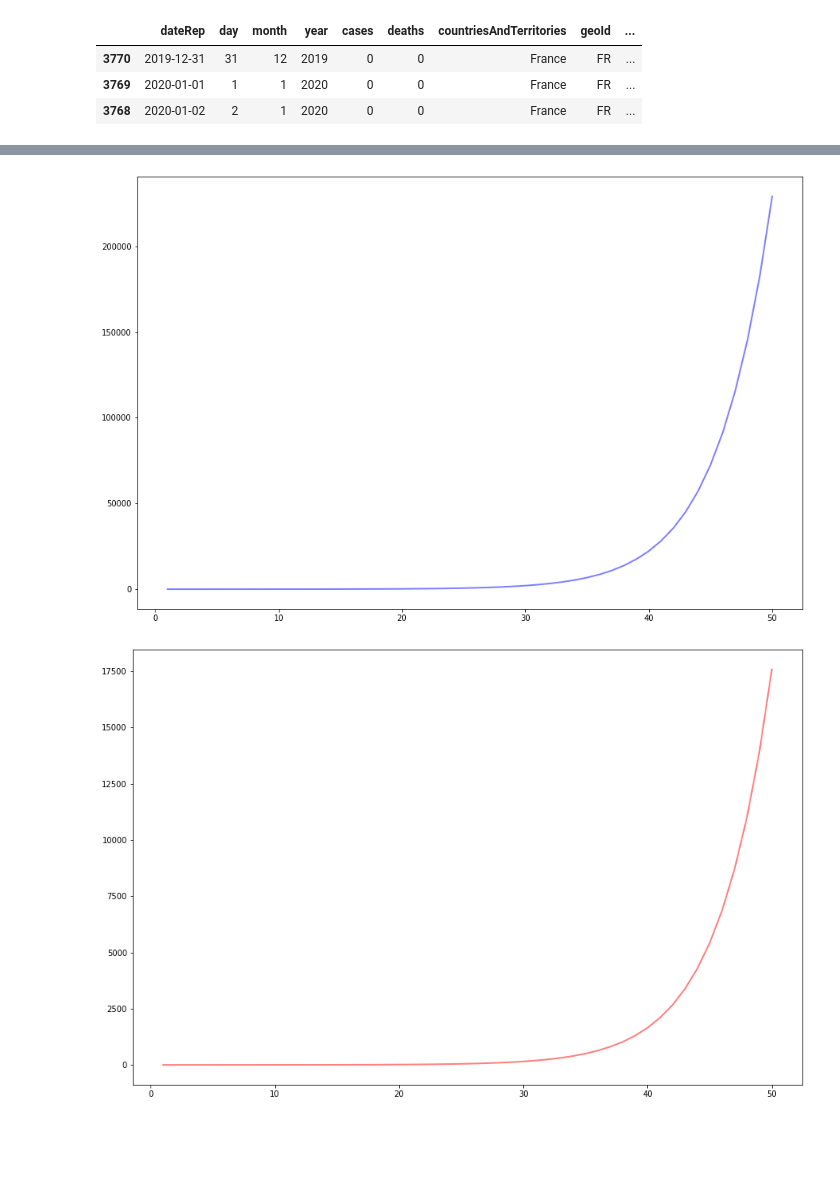
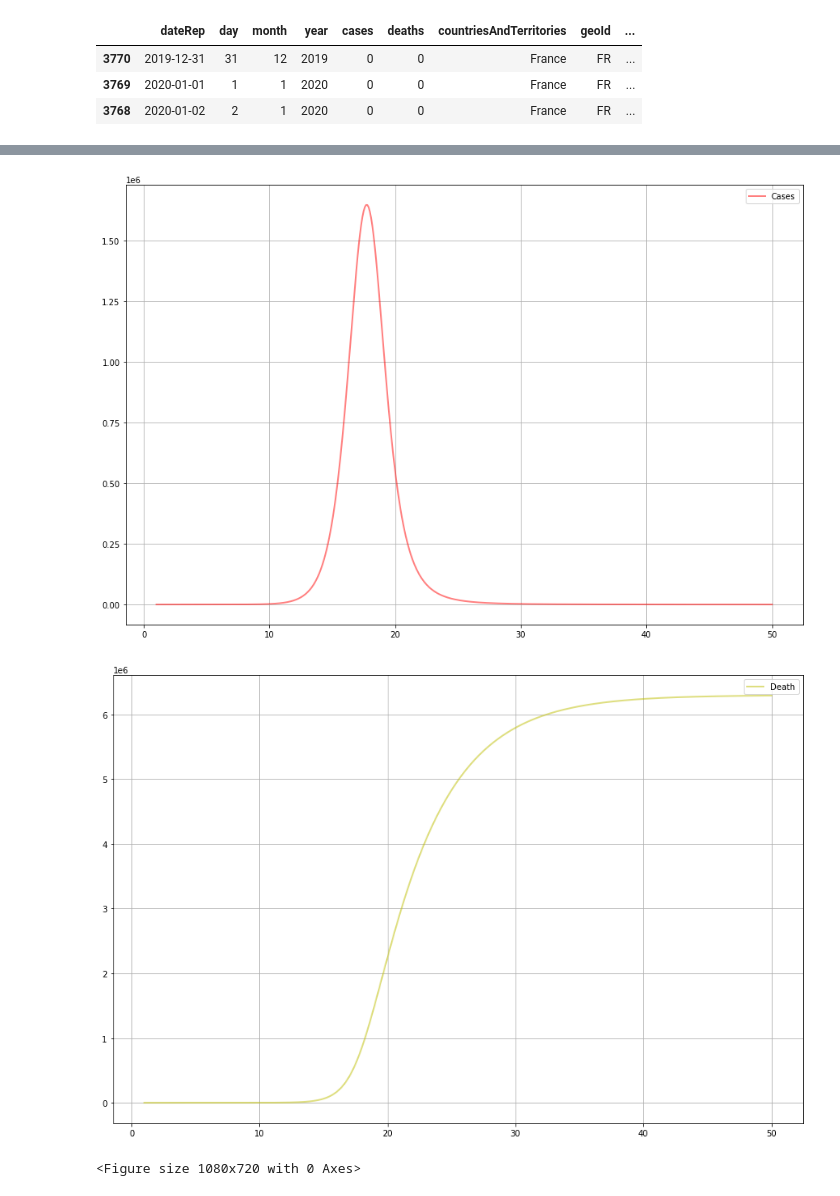
Before and after one commit to chloeskt/covid-19, a Jupyter notebook: ABC_SIR.ipynb, the cells around one changed output, grey strips where cells are left out. Saved outputs shown, nothing was run; the diff lists cells and outputs as text; code cells hidden in the pictures; blank space fills up the shorter version.

```diff
--- a/ABC_SIR.ipynb
+++ b/ABC_SIR.ipynb
@@ -229,10 +232,12 @@ for t in range(len(epsilons)):
     plt.figure(figsize=(16, 6))
     plt.xlim(0, 3)
     plt.hist(results[t,:,0])
+    plt.title('Accepted values of beta for threshold = {}'.format(epsilons[t]))
     plt.show()
 for t in range(len(epsilons)):
     plt.figure(figsize=(16, 6))
     plt.xlim(0, 1)
     plt.hist(results[t,:,1])
+    plt.title('Accepted values of gamma for threshold = {}'.format(epsilons[t]))
     plt.show()
 # %% [output]
@@ -321,40 +328,54 @@ def model(init, params, T, dt):
 # %%
 N = 67e6
 beta = 1.270 # taux d'infection
-gamma = 1. # periode d'infection
+gamma = 1./5.2 # 1 / periode d'infection
 mu = 0.02 # taux de mortalité
 
 I0 = 2
 init = [N-I0, I0, 0, 0]
 params = beta, gamma, mu
 T = 50
-dt = 1.
+dt = 1e-1
 
 results, incidence = model(init, params, T, dt)
-deaths = results[3]
+S = results[0]
+I = results[1]
+R = results[2]
+D = results[3]
 
 t = np.linspace(1, T, int(T/dt))
 
 plt.figure(figsize=(15, 10))
-plt.plot(t, incidence, 'b', alpha=0.5, lw=2, label='Cases')
+plt.plot(t, incidence, 'r', alpha=0.5, lw=2, label='Cases')
+plt.legend()
+plt.grid()
+ax.set_xlabel('Time /days')
+ax.set_ylabel('Population')
 plt.show()
 
 plt.figure(figsize=(15, 10))
-plt.plot(t, deaths, 'r', alpha=0.5, lw=2, label='Cases')
+plt.plot(t, D, 'y', alpha=0.5, lw=2, label='Death')
+plt.legend()
+plt.grid()
+ax.set_xlabel('Time /days')
+ax.set_ylabel('Population')
 plt.show()
-
-S = results[0]
-I = results[1]
-R = results[2]
 
 t = np.linspace(1, T, int(T/dt))
 plt.figure(figsize=(15, 10))
-#plt.plot(t, S, 'b', alpha=0.5, lw=2, label='Susceptible')
-plt.plot(t, I, 'r', alpha=0.5, lw=2, label='Infectious')
-plt.plot(t, R, 'g', alpha=0.5, lw=2, label='Recovered')
+fig = plt.figure(facecolor='w', figsize=(15, 10))
+ax = fig.add_subplot(111, axisbelow=True)
+ax.plot(t, S, 'b', alpha=0.5, lw=2, label='Susceptible')
+ax.plot(t, I, 'r', alpha=0.5, lw=2, label='Infectious')
+ax.plot(t, R, 'g', alpha=0.5, lw=2, label='Recovered')
+ax.plot(t, D, 'y', alpha=0.5, lw=2, label='Dead')
 ax.set_xlabel('Time /days')
 ax.set_ylabel('Population')
+ax.grid()
+ax.legend()
+#legend.get_frame().set_alpha(0.5)
 plt.show()
 # %% [output]
-[figure, old version]
+[figure, new version]
-[figure, old version]
+[figure, new version]
+<Figure size 1080x720 with 0 Axes>
```
Also changed, not shown: parts of 13 cells of this notebook.
